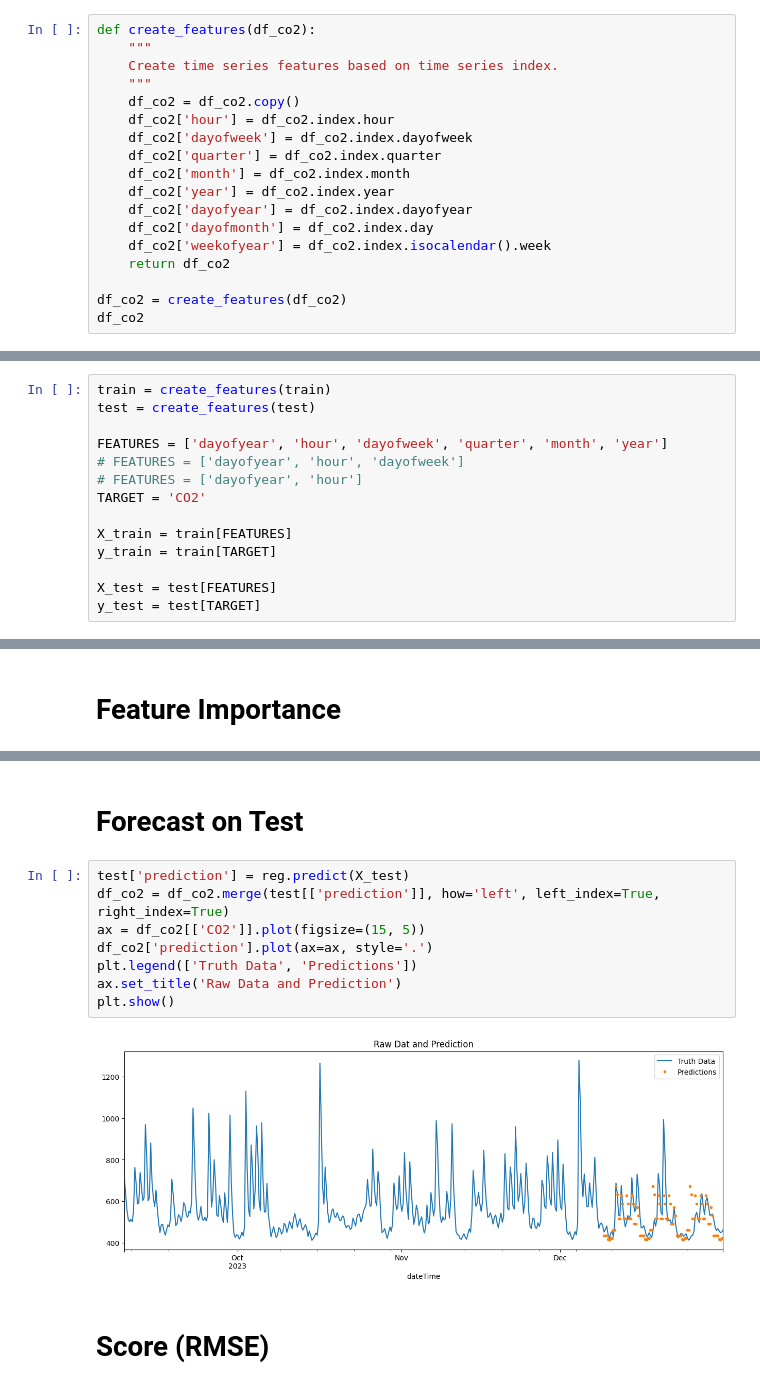
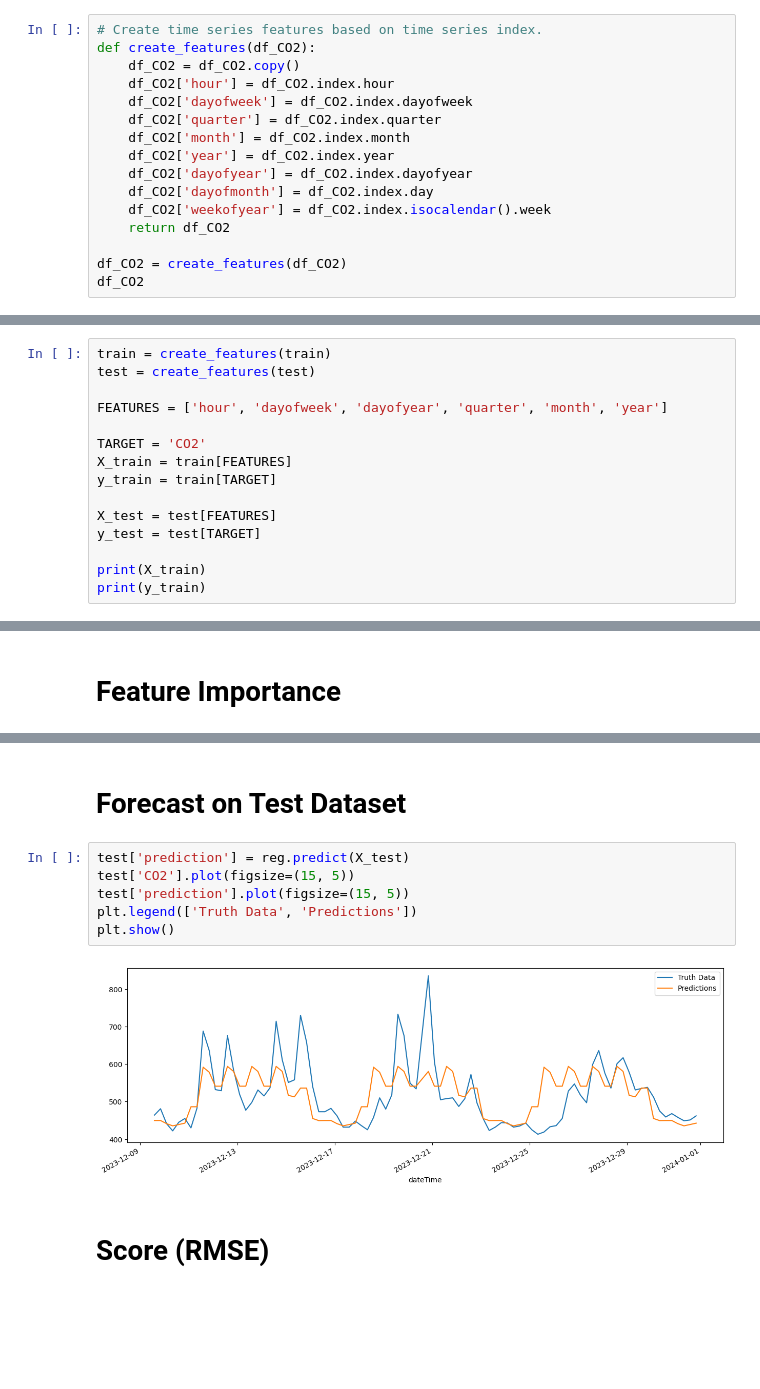
Before and after one commit to ShreyaKushal/iot-g4, a Jupyter notebook: models/XGBoost/XGBoost_CO2.ipynb, the cells around one changed output, grey strips where cells are left out. Cells and saved outputs as stored; diff of their text form; blank space fills up the shorter version.

```diff
--- a/models/XGBoost/XGBoost_CO2.ipynb
+++ b/models/XGBoost/XGBoost_CO2.ipynb
@@ -140,23 +124,21 @@ plt.show()
 # %% [markdown]
 # Feature Creation
 # %%
-def create_features(df_co2):
-    """
-    Create time series features based on time series index.
-    """
-    df_co2 = df_co2.copy()
-    df_co2['hour'] = df_co2.index.hour
-    df_co2['dayofweek'] = df_co2.index.dayofweek
-    df_co2['quarter'] = df_co2.index.quarter
-    df_co2['month'] = df_co2.index.month
-    df_co2['year'] = df_co2.index.year
-    df_co2['dayofyear'] = df_co2.index.dayofyear
-    df_co2['dayofmonth'] = df_co2.index.day
-    df_co2['weekofyear'] = df_co2.index.isocalendar().week
-    return df_co2
+# Create time series features based on time series index.
+def create_features(df_CO2):
+    df_CO2 = df_CO2.copy()
+    df_CO2['hour'] = df_CO2.index.hour
+    df_CO2['dayofweek'] = df_CO2.index.dayofweek
+    df_CO2['quarter'] = df_CO2.index.quarter
+    df_CO2['month'] = df_CO2.index.month
+    df_CO2['year'] = df_CO2.index.year
+    df_CO2['dayofyear'] = df_CO2.index.dayofyear
+    df_CO2['dayofmonth'] = df_CO2.index.day
+    df_CO2['weekofyear'] = df_CO2.index.isocalendar().week
+    return df_CO2
 
-df_co2 = create_features(df_co2)
-df_co2
+df_CO2 = create_features(df_CO2)
+df_CO2
 # %% [output]
 |  | CO2 | hour | dayofweek | quarter | month | year | dayofyear | dayofmonth | weekofyear |
 | dateTime |  |  |  |  |  |  |  |  |  |
@@ -212,13 +204,14 @@ plt.show()
 train = create_features(train)
 test = create_features(test)
 
-FEATURES = ['dayofyear', 'hour', 'dayofweek', 'quarter', 'month', 'year']
-# FEATURES = ['dayofyear', 'hour', 'dayofweek']
-# FEATURES = ['dayofyear', 'hour']
+FEATURES = ['hour', 'dayofweek', 'dayofyear', 'quarter', 'month', 'year']
+
 TARGET = 'CO2'
-
 X_train = train[FEATURES]
 y_train = train[TARGET]
 
 X_test = test[FEATURES]
 y_test = test[TARGET]
+
+print(X_train)
+print(y_train)
@@ -261,15 +276,13 @@ plt.show()
 # %% [markdown]
-# Forecast on Test
+# Forecast on Test Dataset
 # %%
 test['prediction'] = reg.predict(X_test)
-df_co2 = df_co2.merge(test[['prediction']], how='left', left_index=True, right_index=True)
-ax = df_co2[['CO2']].plot(figsize=(15, 5))
-df_co2['prediction'].plot(ax=ax, style='.')
+test['CO2'].plot(figsize=(15, 5))
+test['prediction'].plot(figsize=(15, 5))
 plt.legend(['Truth Data', 'Predictions'])
-ax.set_title('Raw Data and Prediction')
 plt.show()
 # %% [output]
-[figure, old version]
+[figure, new version]
 # %% [markdown]
 # Score (RMSE)
 # %%
```
Also changed, not shown: parts of 36 cells of this notebook, 2 other files.
